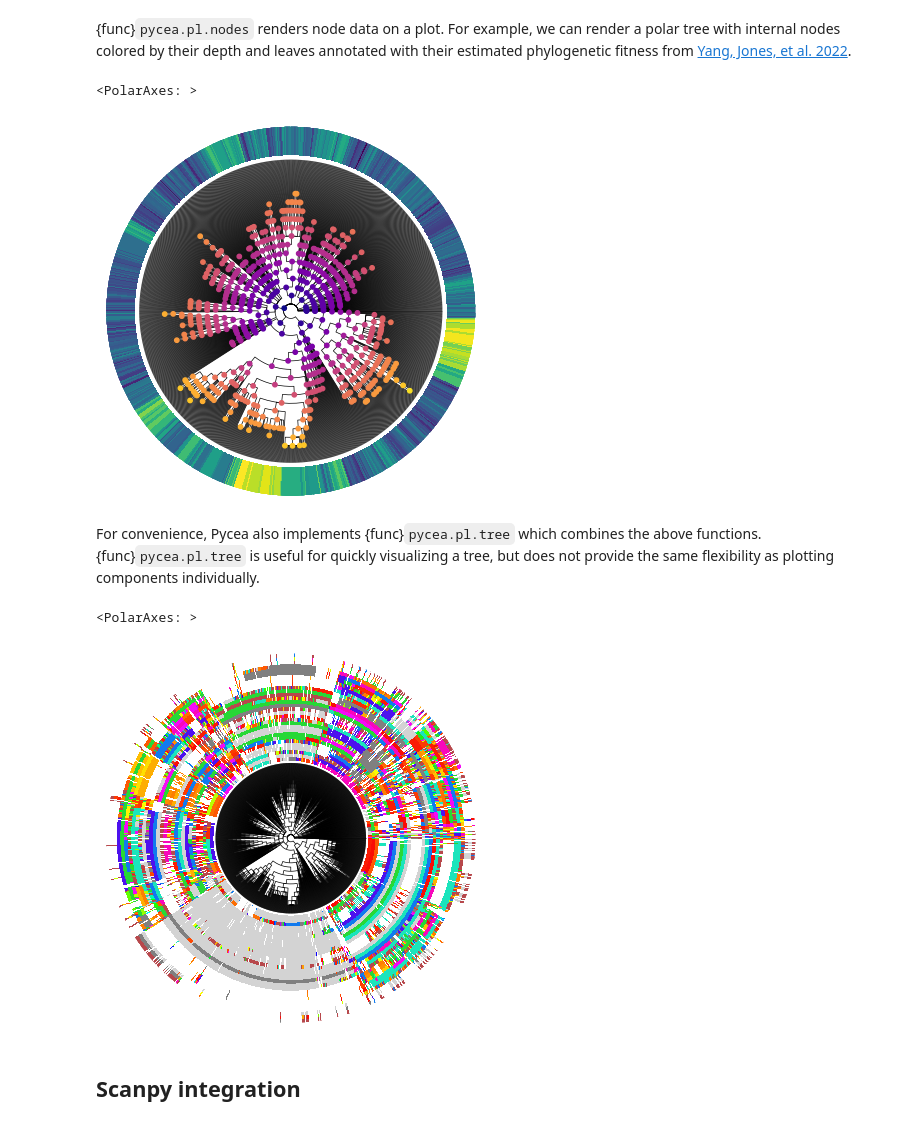
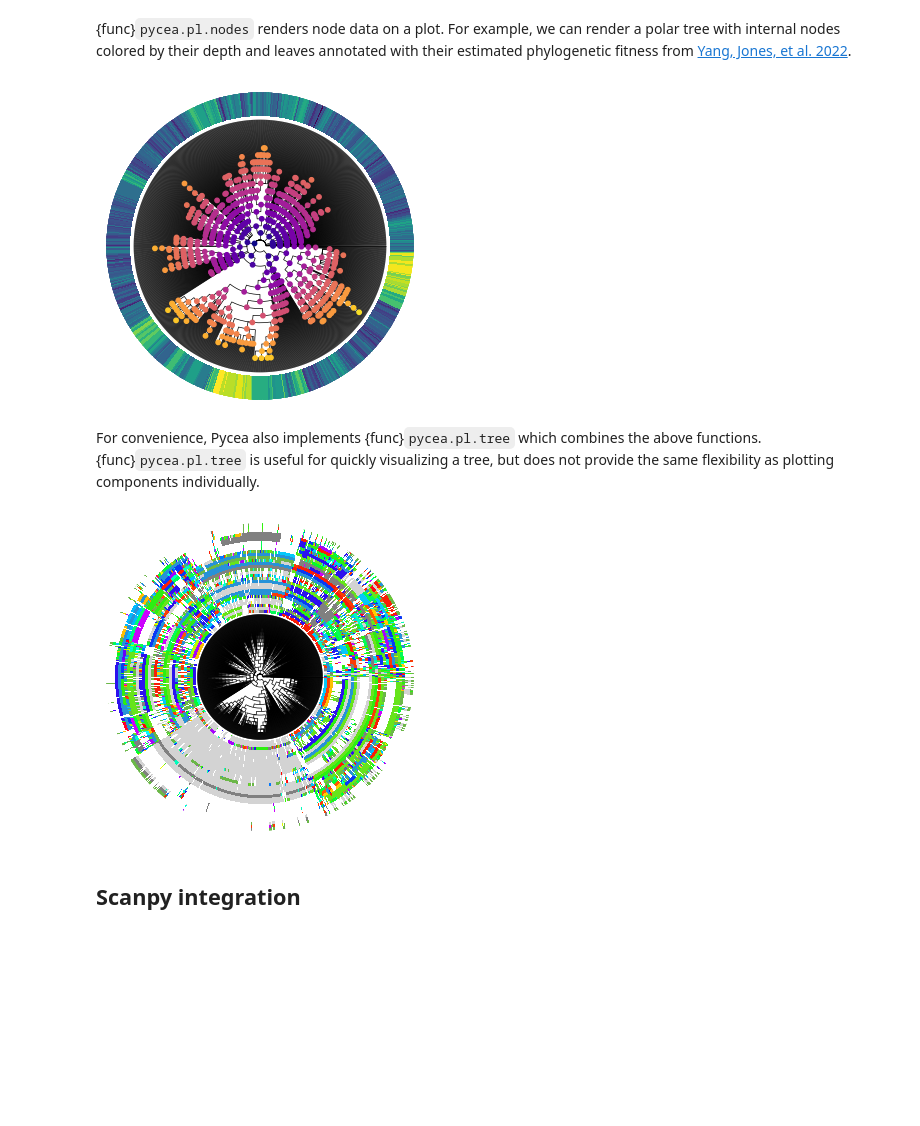
Before and after one commit to YosefLab/pycea, a Jupyter notebook: docs/notebooks/getting-started.ipynb, the cells around one changed output. Cells and saved outputs as stored; diff of their text form; code cells hidden in the pictures; blank space fills up the shorter version.

```diff
--- a/docs/notebooks/getting-started.ipynb
+++ b/docs/notebooks/getting-started.ipynb
@@ -3,6 +5,6 @@
 # %%
 import pycea as py
 import scanpy as sc
+import matplotlib.pyplot as plt
 
-%load_ext autoreload
-%autoreload 2
+plt.rcParams["figure.figsize"] = (4, 4)
@@ -57,17 +60,15 @@ py.pl.annotation(tdata, keys="characters", palette=indel_palette)
 # %%
 py.pl.branches(tdata, extend_branches=True, polar=True)
 py.pl.annotation(tdata, keys="fitness", cmap="viridis", width=0.2)
-py.pl.nodes(tdata, color="depth", cmap="plasma")
+py.pl.nodes(tdata, color="depth", cmap="plasma");
 # %% [output]
-<PolarAxes: >
-[figure, old version]
+[figure, new version]
 # %% [markdown]
 For convenience, Pycea also implements {func}`pycea.pl.tree` which combines the above functions. {func}`pycea.pl.tree` is useful for quickly visualizing a tree, but does not provide the same flexibility as plotting components individually.
 # %%
-py.pl.tree(tdata, keys="characters", polar=True, extend_branches=True, palette=indel_palette)
+py.pl.tree(tdata, keys="characters", extend_branches=True, polar=True);
 # %% [output]
-<PolarAxes: >
-[figure, old version]
+[figure, new version]
 # %% [markdown]
 ## Scanpy integration
 # %% [markdown]
```
Also changed, not shown: parts of 26 cells of this notebook, 10 other files.
